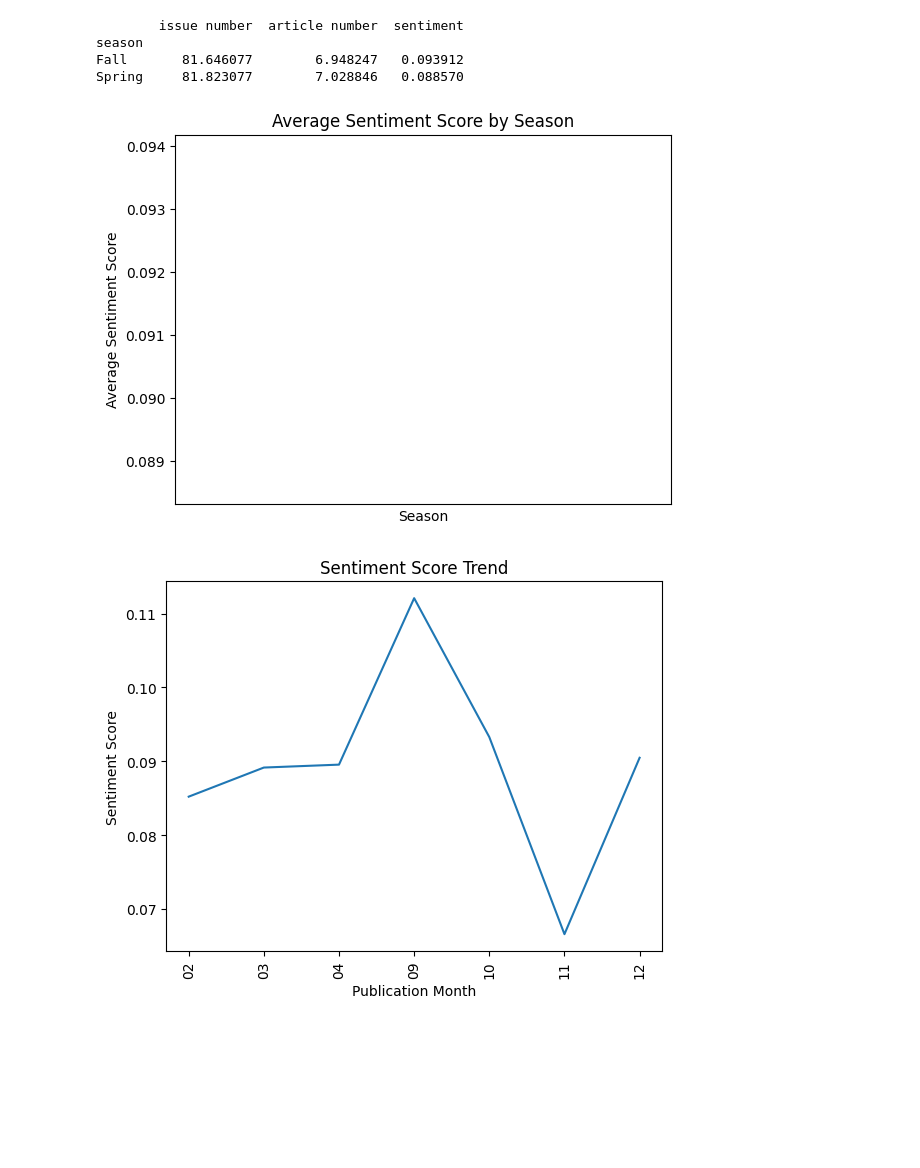
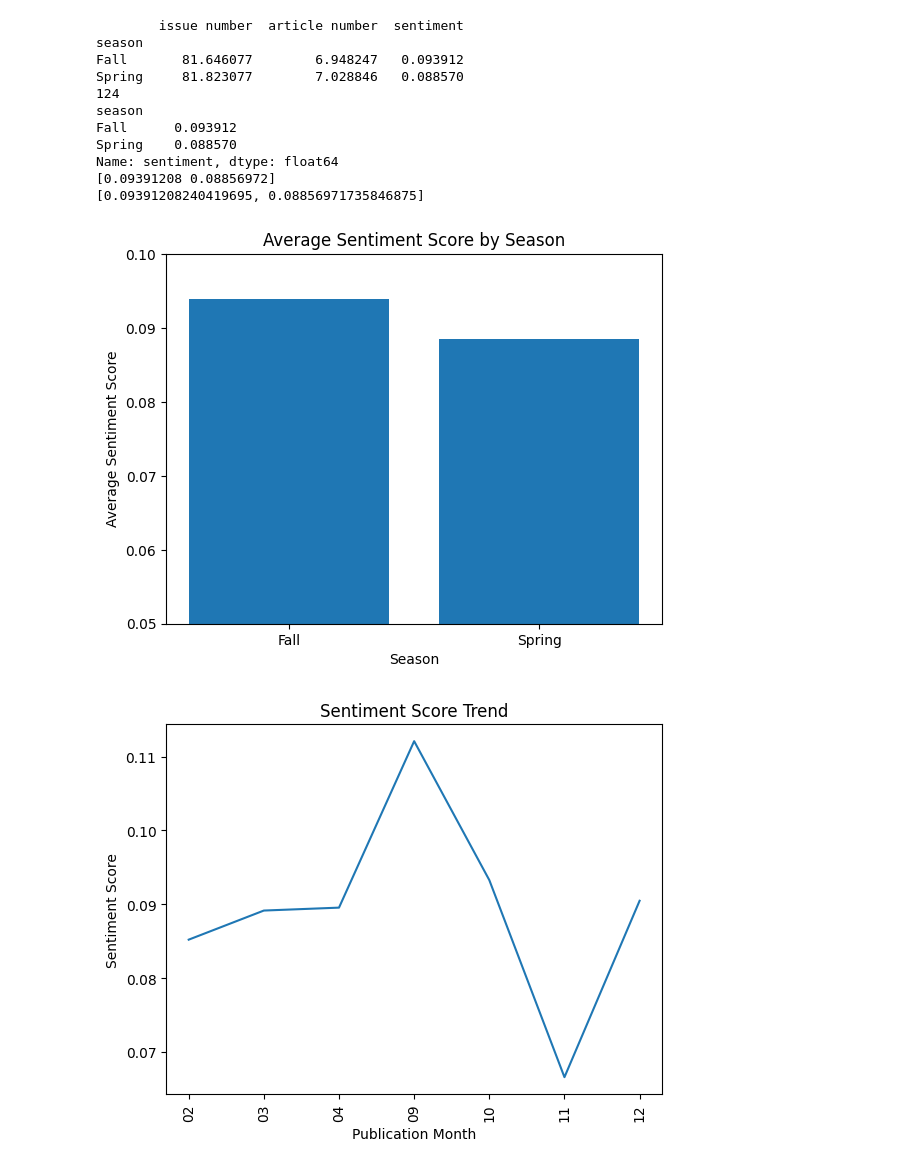
Before and after one commit to rbelay1/Final-Project, a Jupyter notebook: Df_of_Brown_Noser_Final.ipynb, the cells around one changed output. Cells and saved outputs as stored; diff of their text form; code cells hidden in the pictures; blank space fills up the shorter version.

Commit message:
Finalizing graphs/datasets, cleaning

```diff
--- a/Df_of_Brown_Noser_Final.ipynb
+++ b/Df_of_Brown_Noser_Final.ipynb
@@ -107,19 +119,31 @@ df
 # %%
 ## Average Sentiment Score by Season
 avg_szn = df.groupby('season').mean()
 print(avg_szn)
-plt.plot(avg_szn.index, avg_szn['sentiment'])
+print(issue)
+print(avg_szn['sentiment'])
+print(avg_szn['sentiment'].values)
+print(list(avg_szn['sentiment'].values))
+l = ['Fall','Spring']
+plt.bar(l, list(avg_szn['sentiment'].values))
 plt.xlabel('Season')
 plt.ylabel('Average Sentiment Score')
 plt.title('Average Sentiment Score by Season')
-plt.xlim(26,124)
+plt.ylim(0.05,0.1)
 plt.show()
 # %% [output]
         issue number  article number  sentiment
 season
 Fall       81.646077        6.948247   0.093912
 Spring     81.823077        7.028846   0.088570
+124
+season
+Fall      0.093912
+Spring    0.088570
+Name: sentiment, dtype: float64
+[0.09391208 0.08856972]
+[0.09391208240419695, 0.08856971735846875]
-[figure, old version]
+[figure, new version]
 # %%
 #Sentiment Score Trend over a year
 import matplotlib.pyplot as plt
```
Also changed, not shown: parts of 6 cells of this notebook.
